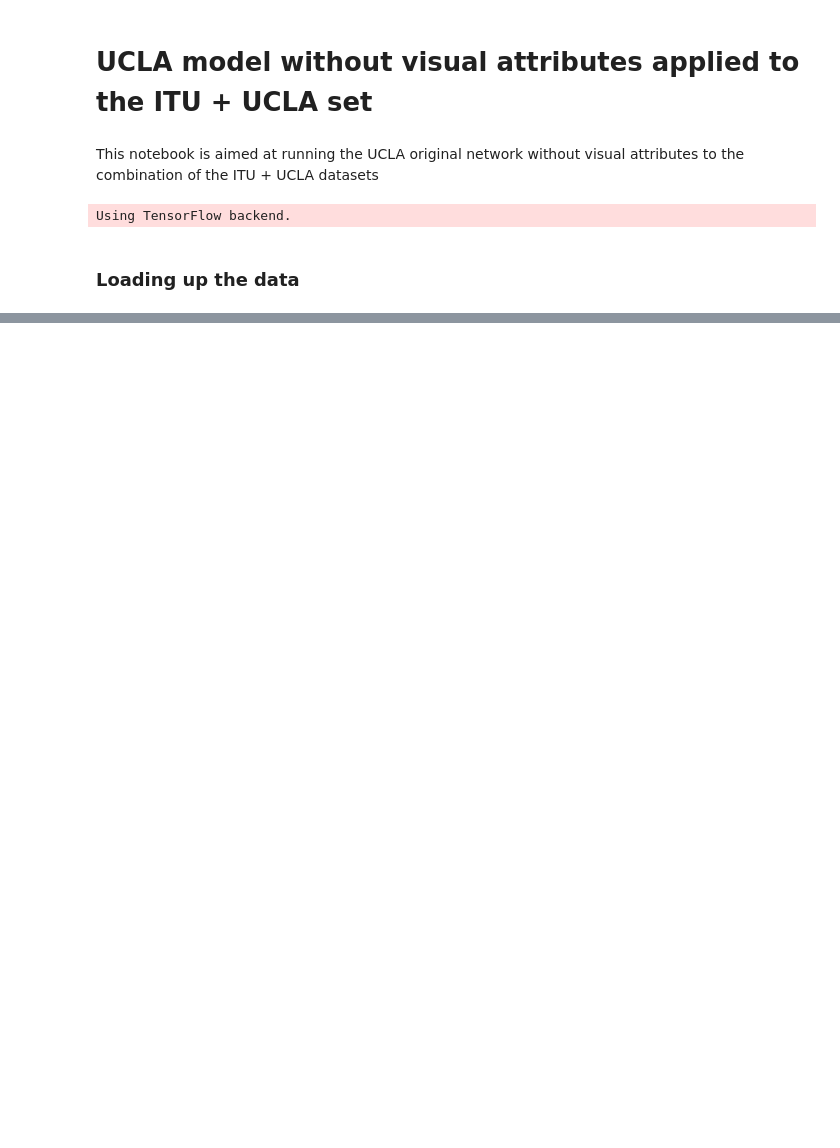
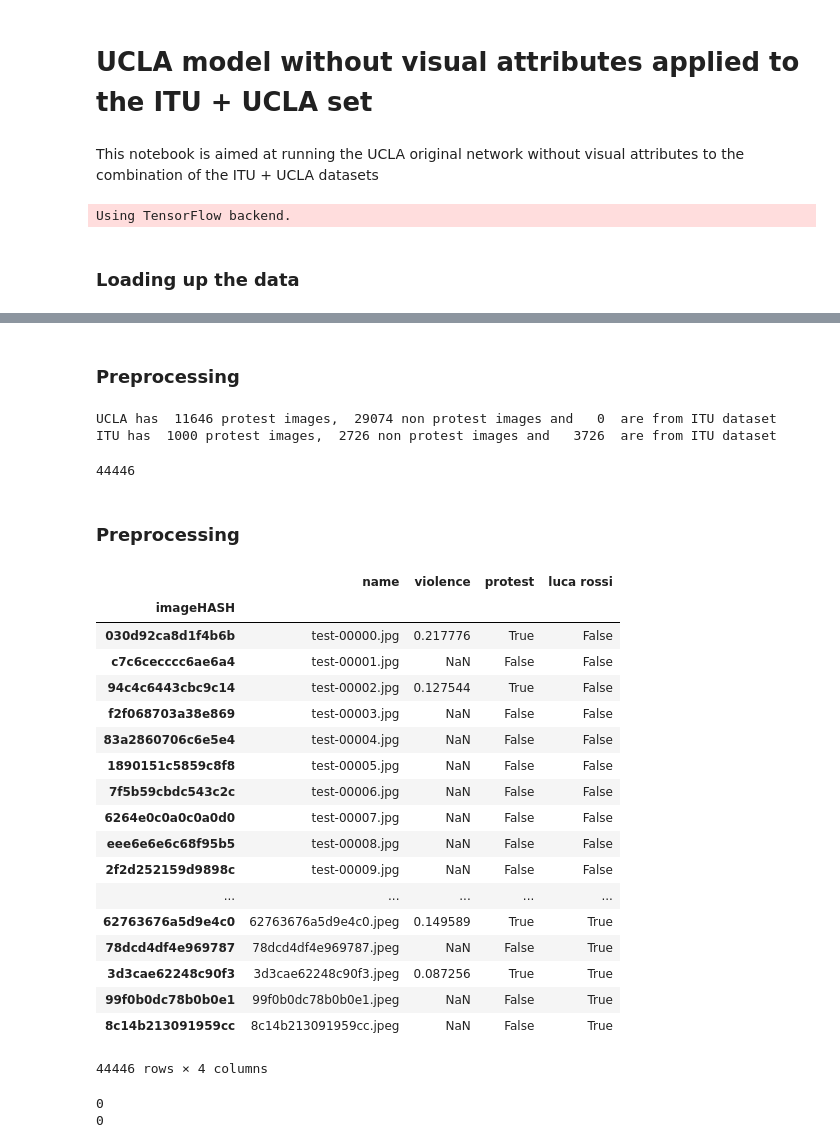
Before and after one commit to kalkun/Thesis, a Jupyter notebook: analysis/UCLA_model_without_visual_in_combined_dataset.ipynb, the cells around one changed output, grey strips where cells are left out. Cells and saved outputs as stored; diff of their text form; code cells hidden in the pictures; blank space fills up the shorter version.

Commit message:
started working on their model on the combined dataset

```diff
--- a/analysis/UCLA_model_without_visual_in_combined_dataset.ipynb
+++ b/analysis/UCLA_model_without_visual_in_combined_dataset.ipynb
@@ -12,11 +13,10 @@ Using TensorFlow backend.
 ### Loading up the data
 # %%
 pc = cursor.ProtestCursor()
-imgs_UCLA = pc.getLabelledImagesAndNonProtest(source="UCLA", label_source="UCLA original")
-imgs_ITU = pc.getLabelledImages(source="Luca Rossi - ECB")
-
+imgs_UCLA = pc.getLabelledImagesAndNonProtest(source="UCLA", label_source="combined")
+imgs_ITU = pc.getLabelledImagesAndNonProtest(source="Luca Rossi - ECB", label_source="combined")
 
 print (len(imgs_UCLA), " UCLA images, both protest and non protest")
-print (len(imgs_ITU), " ITU images, only protest related")
+print (len(imgs_ITU), " ITU images, both protest and non protest")
 # %% [output]
 40720  UCLA images, both protest and non protest
@@ -23,0 +33,58 @@ print (len(imgs_ITU), " ITU images, only protest related")
+# %% [markdown]
+### Preprocessing
+# %%
+# assign protest tag to itu images that have labels
+indx_ITU_protest = imgs_ITU['label'].notnull()
+imgs_ITU.loc[indx_ITU_protest, "protest"] = True
+# %%
+print("UCLA has ", len(imgs_UCLA[imgs_UCLA["protest"] == True]), "protest images, ",
+      len(imgs_UCLA[imgs_UCLA["protest"] == False]), "non protest images and  ", len(imgs_UCLA[imgs_UCLA["luca rossi"] == True]), " are from ITU dataset")
+
+print("ITU has ", len(imgs_ITU[imgs_ITU["protest"] == True]), "protest images, ",
+      len(imgs_ITU[imgs_ITU["protest"] == False]), "non protest images and  ", len(imgs_ITU[imgs_ITU["luca rossi"] == True]), " are from ITU dataset")
+# %% [output]
+UCLA has  11646 protest images,  29074 non protest images and   0  are from ITU dataset
+ITU has  1000 protest images,  2726 non protest images and   3726  are from ITU dataset
+# %%
+# combined datasets
+df_combined = imgs_UCLA.append(imgs_ITU)
+len(df_combined)
+# %% [output]
+44446
+# %% [markdown]
+### Preprocessing
+# %%
+# rename som
+cols = ["name", "label", "protest", "luca rossi"]
+imgs = df_combined[cols].copy()
+imgs = imgs.rename(columns={"label": "violence"})
+imgs
+# %% [output]
+|  | name | violence | protest | luca rossi |
+| imageHASH |  |  |  |  |
+| 030d92ca8d1f4b6b | test-00000.jpg | 0.217776 | True | False |
+| c7c6cecccc6ae6a4 | test-00001.jpg | NaN | False | False |
+| 94c4c6443cbc9c14 | test-00002.jpg | 0.127544 | True | False |
+| f2f068703a38e869 | test-00003.jpg | NaN | False | False |
+| 83a2860706c6e5e4 | test-00004.jpg | NaN | False | False |
+| 1890151c5859c8f8 | test-00005.jpg | NaN | False | False |
+| 7f5b59cbdc543c2c | test-00006.jpg | NaN | False | False |
+| 6264e0c0a0c0a0d0 | test-00007.jpg | NaN | False | False |
+| eee6e6e6c68f95b5 | test-00008.jpg | NaN | False | False |
+| 2f2d252159d9898c | test-00009.jpg | NaN | False | False |
+| ... | ... | ... | ... | ... |
+| 62763676a5d9e4c0 | 62763676a5d9e4c0.jpeg | 0.149589 | True | True |
+| 78dcd4df4e969787 | 78dcd4df4e969787.jpeg | NaN | False | True |
+| 3d3cae62248c90f3 | 3d3cae62248c90f3.jpeg | 0.087256 | True | True |
+| 99f0b0dc78b0b0e1 | 99f0b0dc78b0b0e1.jpeg | NaN | False | True |
+| 8c14b213091959cc | 8c14b213091959cc.jpeg | NaN | False | True |
+44446 rows × 4 columns
+# %%
+# guarantee that all images that have violence labels have protest tags and vice versa
+imgs_no_violence_labels = imgs[imgs['violence'].isnull()]
+print(len(imgs_no_violence_labels[imgs_no_violence_labels["protest"] == True]))
+imgs_violence_label = imgs[imgs['violence'].notnull()]
+print(len(imgs_violence_label[imgs_violence_label["protest"] == False]))
+# %% [output]
+0
+0
```
Also changed, not shown: parts of 12 cells of this notebook.
